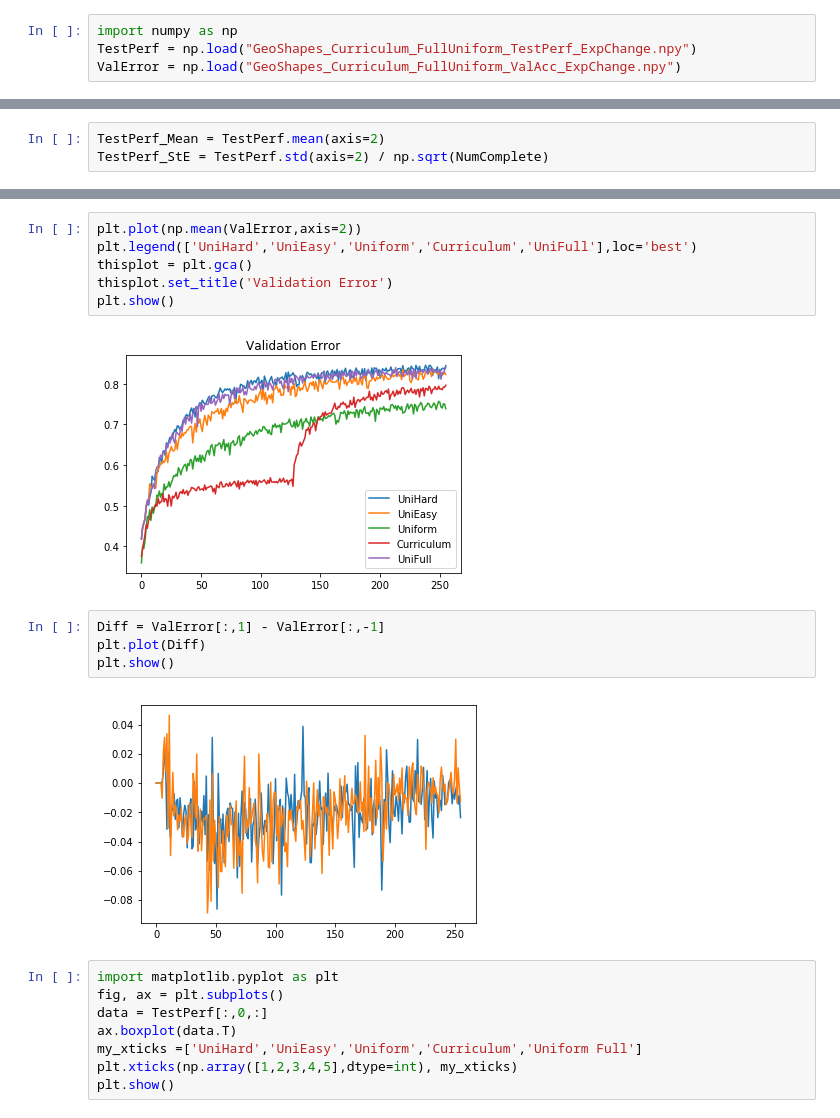
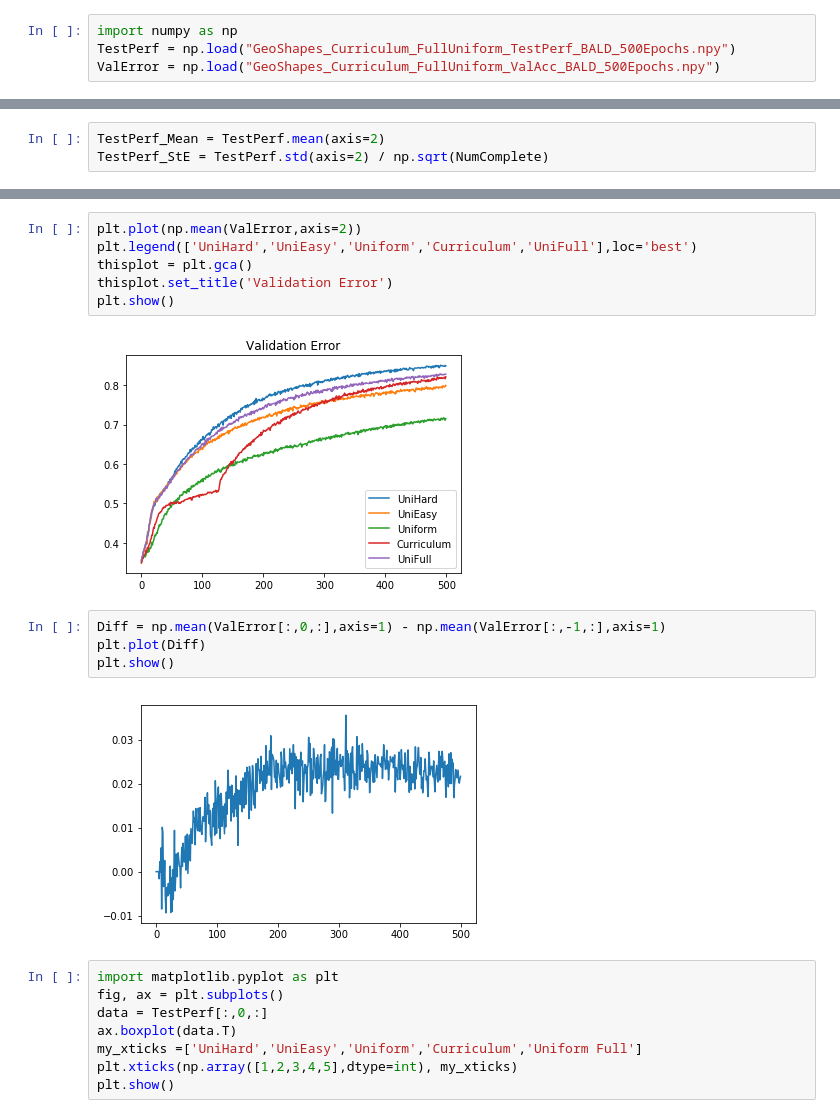
Before and after one commit to imcwilliam/Active_Learning_Project, a Jupyter notebook: GeoShapes Analysis.ipynb, the cells around one changed output, grey strips where cells are left out. Drawn from its saved outputs; the diff is of its cells as text.

```diff
--- a/GeoShapes Analysis.ipynb
+++ b/GeoShapes Analysis.ipynb
@@ -1,7 +1,7 @@
 # %%
 import numpy as np
-TestPerf = np.load("GeoShapes_Curriculum_FullUniform_TestPerf_ExpChange.npy")
-ValError = np.load("GeoShapes_Curriculum_FullUniform_ValAcc_ExpChange.npy")
+TestPerf = np.load("GeoShapes_Curriculum_FullUniform_TestPerf_BALD_500Epochs.npy")
+ValError = np.load("GeoShapes_Curriculum_FullUniform_ValAcc_BALD_500Epochs.npy")
 # %%
 this = np.sum(np.sum(TestPerf,axis=0),axis=0)
 NumComplete = 0
@@ -68,13 +68,13 @@ thisplot = plt.gca()
 thisplot.set_title('Validation Error')
 plt.show()
 # %% [output]
-[figure, old version]
+[figure, new version]
 # %%
-Diff = ValError[:,1] - ValError[:,-1]
+Diff = np.mean(ValError[:,0,:],axis=1) - np.mean(ValError[:,-1,:],axis=1)
 plt.plot(Diff)
 plt.show()
 # %% [output]
-[figure, old version]
+[figure, new version]
 # %%
 import matplotlib.pyplot as plt
 fig, ax = plt.subplots()
```
Also changed, not shown: parts of 5 cells of this notebook, 11 other files.
